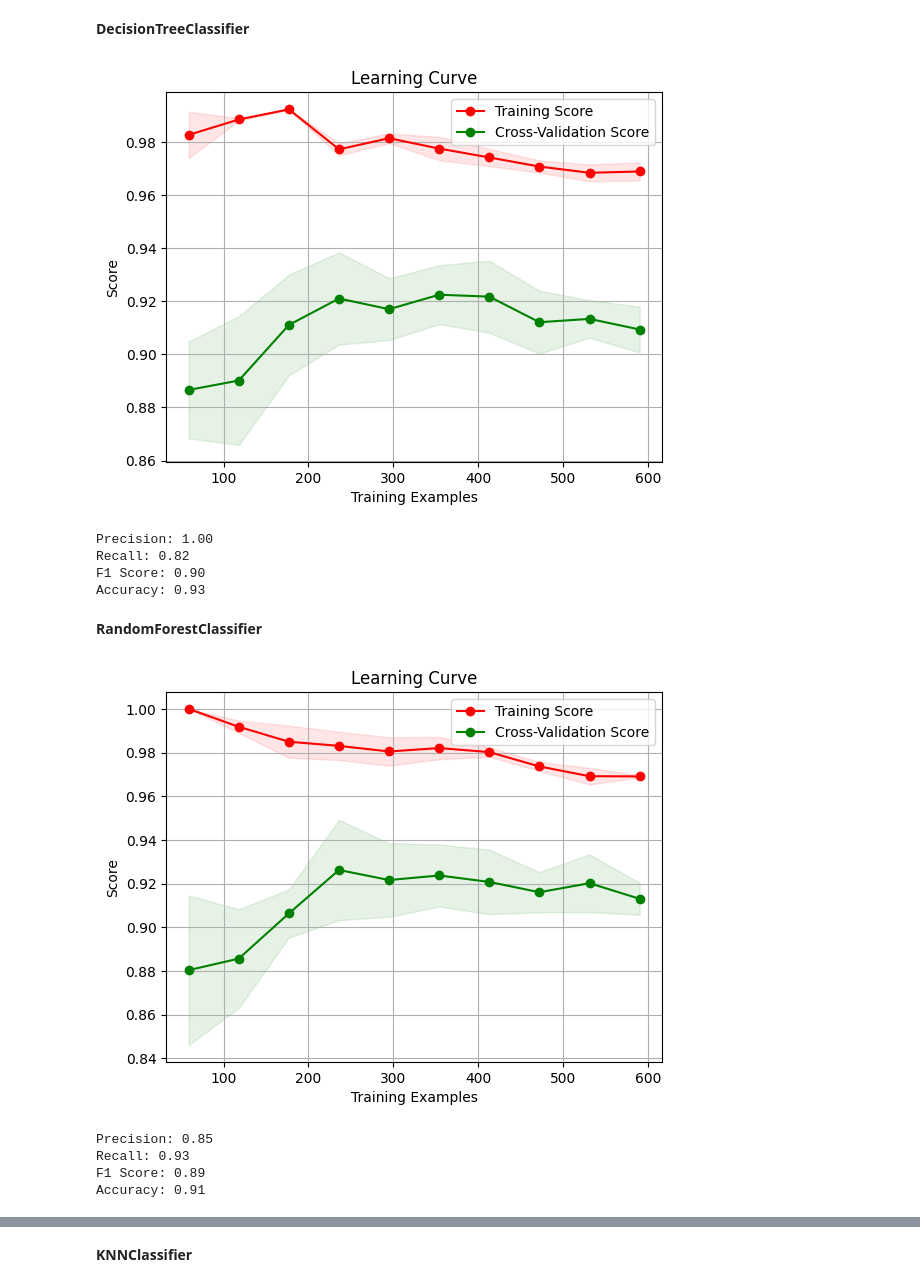
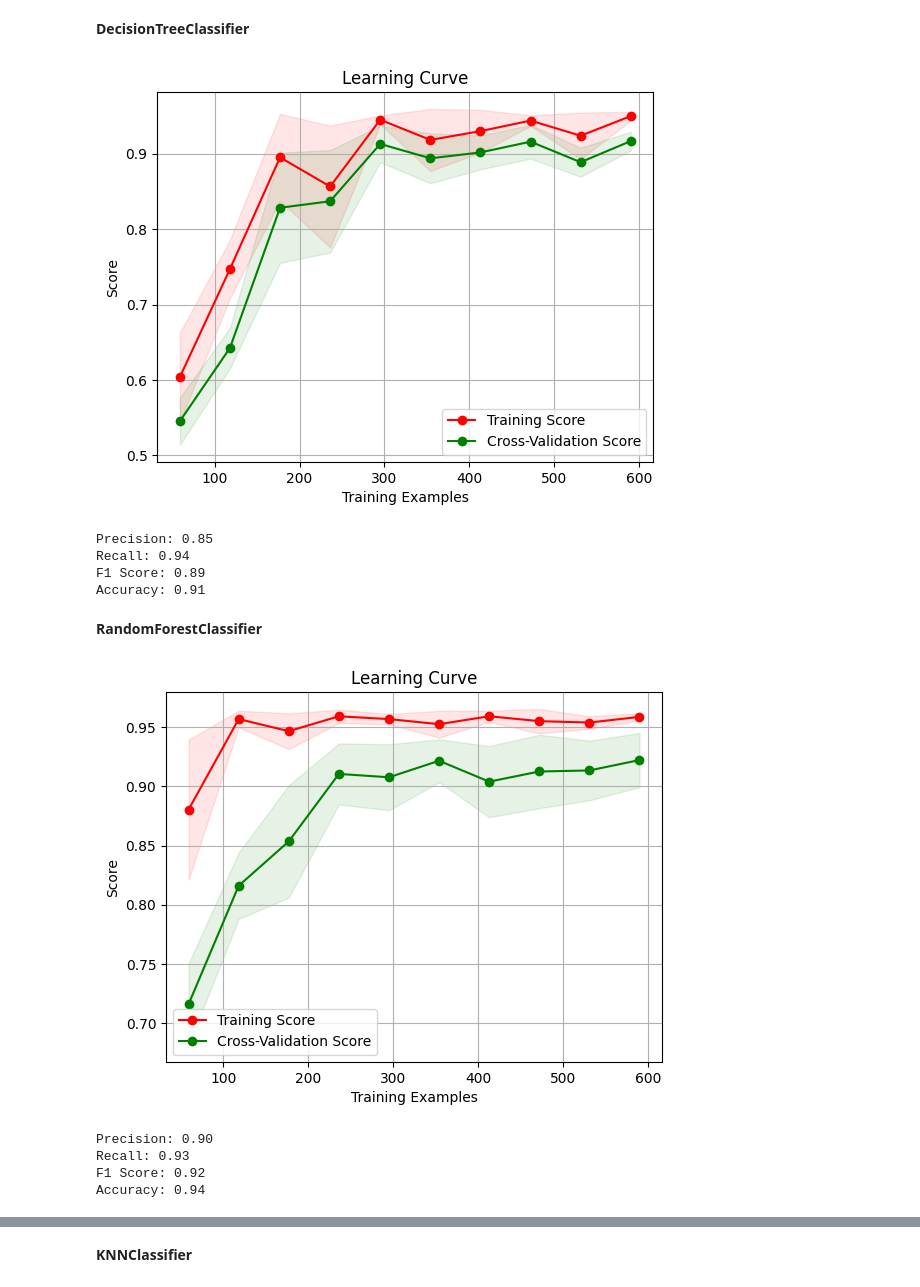
Before and after one commit to Mo-HSH/Monitoring-Leaf-Water-Content, a Jupyter notebook: monitoring_leaf_water_content.ipynb, the cells around one changed output, grey strips where cells are left out. Cells and saved outputs as stored; diff of their text form; code cells hidden in the pictures.

Commit message:
added Bayesian Optimization

```diff
--- a/monitoring_leaf_water_content.ipynb
+++ b/monitoring_leaf_water_content.ipynb
@@ -15,12 +30,13 @@ from sklearn.preprocessing import StandardScaler
 from sklearn.metrics import precision_score, recall_score, f1_score, accuracy_score
 from sklearn.tree import DecisionTreeClassifier
 from sklearn.model_selection import learning_curve
+from skopt import BayesSearchCV
 import matplotlib.pyplot as plt
 
 # Read the data from the CSV file
-data = pd.read_csv('/content/drive/MyDrive/WaterContentFrequency/dataset/leaf_data.csv')
+data = pd.read_csv('/content/drive/MyDrive/WaterContentFrequency/dataset/last_leaf_data.csv')
 
-# Loop to generate 10 sets of noisy data
+# Loop to generate 100 sets of noisy data
 noisy_data_list = []
 for i in range(100):
     noisy_data = pd.DataFrame({
@@ -49,10 +65,27 @@ X_train_scaled = scaler.fit_transform(X_train)
 X_test_scaled = scaler.transform(X_test)
 
 # Create a Decision Tree classifier instance
-clf = DecisionTreeClassifier(random_state=42)
+dt = DecisionTreeClassifier()
+
+# Define the parameter search space for Bayesian Optimization
+param_space = {
+    'max_depth': (2, 10),
+    'min_samples_split': (2, 10),
+    'min_samples_leaf': (1, 10),
+    'max_features': (1, X_train_scaled.shape[1])
+}
+
+# Create a Bayesian Optimization instance
+opt = BayesSearchCV(dt, param_space, n_iter=50, cv=5, scoring='balanced_accuracy')
+
+# Perform the Bayesian Optimization search
+opt.fit(X_train_scaled, y_train)
+
+# Get the best estimator
+best_estimator = opt.best_estimator_
 
 # Calculate the learning curve
-train_sizes, train_scores, test_scores = learning_curve(clf, X_train_scaled, y_train, cv=5, scoring='balanced_accuracy', train_sizes=np.linspace(0.1, 1.0, 10))
+train_sizes, train_scores, test_scores = learning_curve(best_estimator, X_train_scaled, y_train, cv=5, scoring='balanced_accuracy', train_sizes=np.linspace(0.1, 1.0, 10))
 
 # Calculate the mean and standard deviation of the training and testing scores
 train_scores_mean = np.mean(train_scores, axis=1)
@@ -61,40 +94,40 @@ test_scores_mean = np.mean(test_scores, axis=1)
 test_scores_std = np.std(test_scores, axis=1)
 
 # Calculate precision, recall, F1 score, and accuracy
-clf.fit(X_train_scaled, y_train)
-y_pred = clf.predict(X_test_scaled)
+best_estimator.fit(X_train_scaled, y_train)
+y_pred = best_estimator.predict(X_test_scaled)
 precision = precision_score(y_test, y_pred, pos_label=1)  # Calculate precision only for class 1
 recall = recall_score(y_test, y_pred, pos_label=1)  # Calculate recall only for class 1
 f1 = f1_score(y_test, y_pred, pos_label=1)  # Calculate F1 score only for class 1
 accuracy = accuracy_score(y_test, y_pred)
 
 # Plot the learning curve
 plt.figure()
 plt.title('Learning Curve')
 plt.xlabel('Training Examples')
 plt.ylabel('Score')
 plt.grid()
 
 plt.fill_between(train_sizes, train_scores_mean - train_scores_std, train_scores_mean + train_scores_std, alpha=0.1, color='r')
 plt.fill_between(train_sizes, test_scores_mean - test_scores_std, test_scores_mean + test_scores_std, alpha=0.1, color='g')
 
 plt.plot(train_sizes, train_scores_mean, 'o-', color='r', label='Training Score')
 plt.plot(train_sizes, test_scores_mean, 'o-', color='g', label='Cross-Validation Score')
 
 plt.legend(loc='best')
 plt.show()
 
 # Display precision, recall, F1 score, and accuracy
 print(f"Precision: {precision:.2f}")
 print(f"Recall: {recall:.2f}")
 print(f"F1 Score: {f1:.2f}")
 print(f"Accuracy: {accuracy:.2f}")
 # %% [output]
-[figure, old version]
+[figure, new version]
-Precision: 1.00
-Recall: 0.82
-F1 Score: 0.90
-Accuracy: 0.93
+Precision: 0.85
+Recall: 0.94
+F1 Score: 0.89
+Accuracy: 0.91
 # %% [markdown]
 **RandomForestClassifier**
 # %%
@@ -106,12 +139,13 @@ from sklearn.preprocessing import StandardScaler
 from sklearn.metrics import precision_score, recall_score, f1_score, accuracy_score
 from sklearn.ensemble import RandomForestClassifier
 from sklearn.model_selection import learning_curve
+from skopt import BayesSearchCV
 import matplotlib.pyplot as plt
 
 # Read the data from the CSV file
-data = pd.read_csv('/content/drive/MyDrive/WaterContentFrequency/dataset/leaf_data.csv')
+data = pd.read_csv('/content/drive/MyDrive/WaterContentFrequency/dataset/last_leaf_data.csv')
 
-# Loop to generate 10 sets of noisy data
+# Loop to generate 100 sets of noisy data
 noisy_data_list = []
 for i in range(100):
     noisy_data = pd.DataFrame({
@@ -140,10 +174,27 @@ X_train_scaled = scaler.fit_transform(X_train)
 X_test_scaled = scaler.transform(X_test)
 
 # Create a Random Forest classifier instance
-clf = RandomForestClassifier(n_estimators=100, random_state=42)
+rf = RandomForestClassifier()
+
+# Define the parameter search space for Bayesian Optimization
+param_space = {
+    'max_depth': (2, 10),
+    'min_samples_split': (2, 10),
+    'min_samples_leaf': (1, 10),
+    'max_features': (1, X_train_scaled.shape[1])
+}
+
+# Create a Bayesian Optimization instance
+opt = BayesSearchCV(rf, param_space, n_iter=50, cv=5, scoring='balanced_accuracy')
+
+# Perform the Bayesian Optimization search
+opt.fit(X_train_scaled, y_train)
+
+# Get the best estimator
+best_estimator = opt.best_estimator_
 
 # Calculate the learning curve
-train_sizes, train_scores, test_scores = learning_curve(clf, X_train_scaled, y_train, cv=5, scoring='balanced_accuracy', train_sizes=np.linspace(0.1, 1.0, 10))
+train_sizes, train_scores, test_scores = learning_curve(best_estimator, X_train_scaled, y_train, cv=5, scoring='balanced_accuracy', train_sizes=np.linspace(0.1, 1.0, 10))
 
 # Calculate the mean and standard deviation of the training and testing scores
 train_scores_mean = np.mean(train_scores, axis=1)
@@ -152,8 +203,8 @@ test_scores_mean = np.mean(test_scores, axis=1)
 test_scores_std = np.std(test_scores, axis=1)
 
 # Calculate precision, recall, F1 score, and accuracy
-clf.fit(X_train_scaled, y_train)
-y_pred = clf.predict(X_test_scaled)
+best_estimator.fit(X_train_scaled, y_train)
+y_pred = best_estimator.predict(X_test_scaled)
 precision = precision_score(y_test, y_pred, pos_label=1)  # Calculate precision only for class 1
 recall = recall_score(y_test, y_pred, pos_label=1)  # Calculate recall only for class 1
 f1 = f1_score(y_test, y_pred, pos_label=1)  # Calculate F1 score only for class 1
@@ -181,8 +232,8 @@ print(f"Recall: {recall:.2f}")
 print(f"F1 Score: {f1:.2f}")
 print(f"Accuracy: {accuracy:.2f}")
 # %% [output]
-[figure, old version]
+[figure, new version]
-Precision: 0.85
+Precision: 0.90
 Recall: 0.93
-F1 Score: 0.89
-Accuracy: 0.91
+F1 Score: 0.92
+Accuracy: 0.94
```
Also changed, not shown: parts of 7 cells of this notebook.
